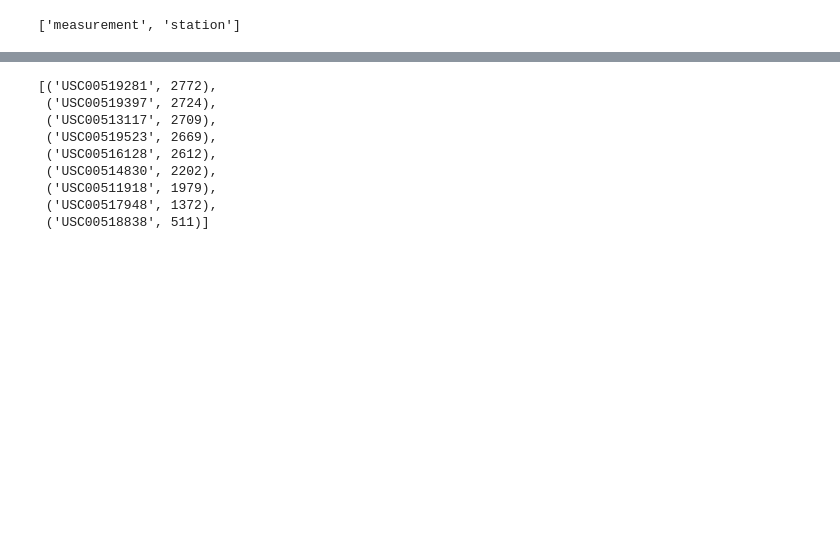
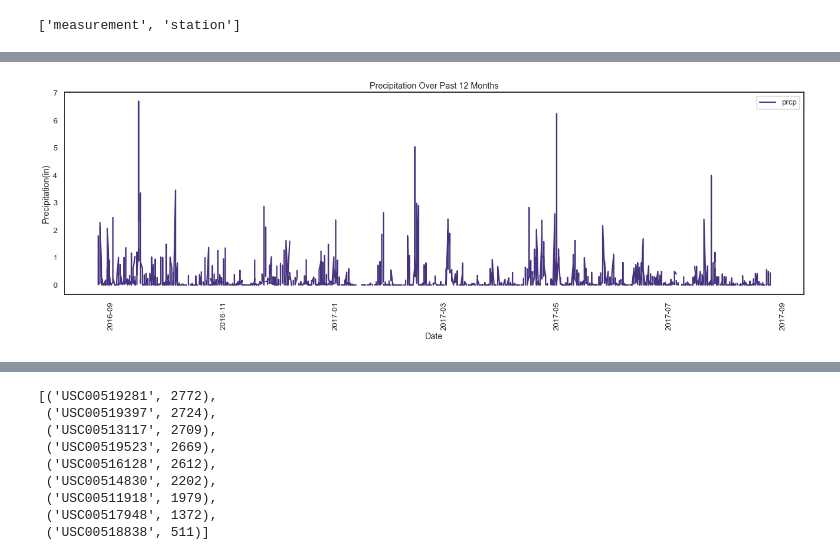
Before and after one commit to llambrano/sqlalchemy-challenge, a Jupyter notebook: climate_starter.ipynb, the cells around one changed output, grey strips where cells are left out. Saved outputs shown, nothing was run; the diff lists cells and outputs as text; code cells hidden in the pictures; blank space fills up the shorter version.

```diff
--- a/climate_starter.ipynb
+++ b/climate_starter.ipynb
@@ -107,0 +65,14 @@ prcp_df.describe()
+# %%
+precip_prior_year = session.query(Measurement.date, Measurement.prcp).filter(Measurement.date >= year_before_last_date,
+                                                                             Measurement.date <= last_date).all()
+# %%
+
+# Save the query results as a Pandas DataFrame and set the index to the date column
+#load query results into pandas dataframe
+precip_df = pd.DataFrame(precip_prior_year, columns =["date", "prcp"])
+precip_df.set_index("date", inplace=True)
+precip_df.index = pd.to_datetime(precip_df.index)
+
+# Sort the dataframe by date
+precip_df.sort_index
+precip_df
@@ -107,0 +94,9 @@ prcp_df.describe()
+# %%
+# Use Pandas Plotting with Matplotlib to plot the data
+precip_plot = precip_df.plot(kind="line", title="Precipitation Over Past 12 Months", rot="vertical")
+precip_plot.set_ylabel("Precipitation(in)")
+precip_plot.set_xlabel("Date")
+plt.savefig("Images/12_month_precip")
+plt.show()
+# %% [output]
+[figure, added]
```
Also changed, not shown: parts of 27 cells of this notebook, 3 other files.
